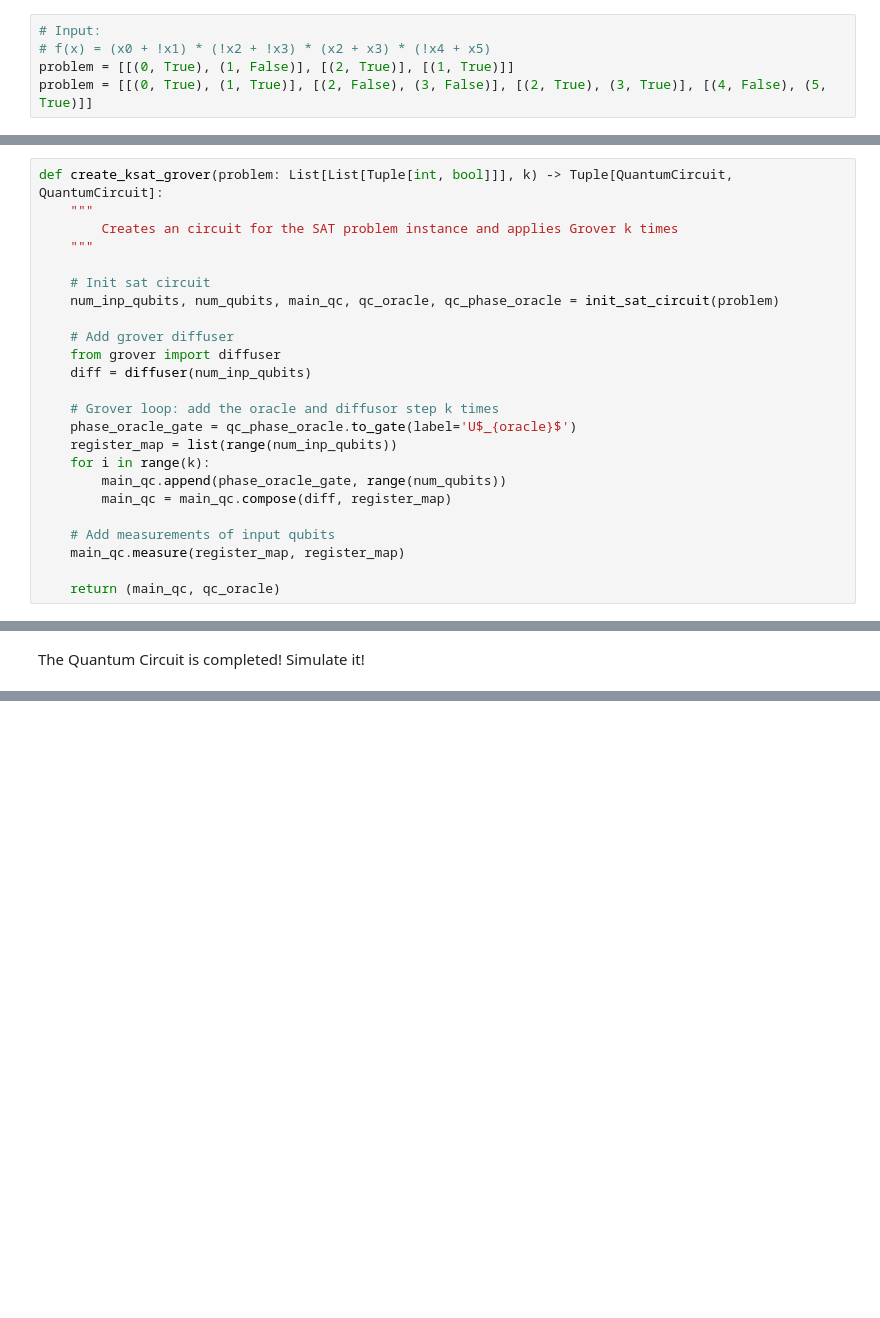
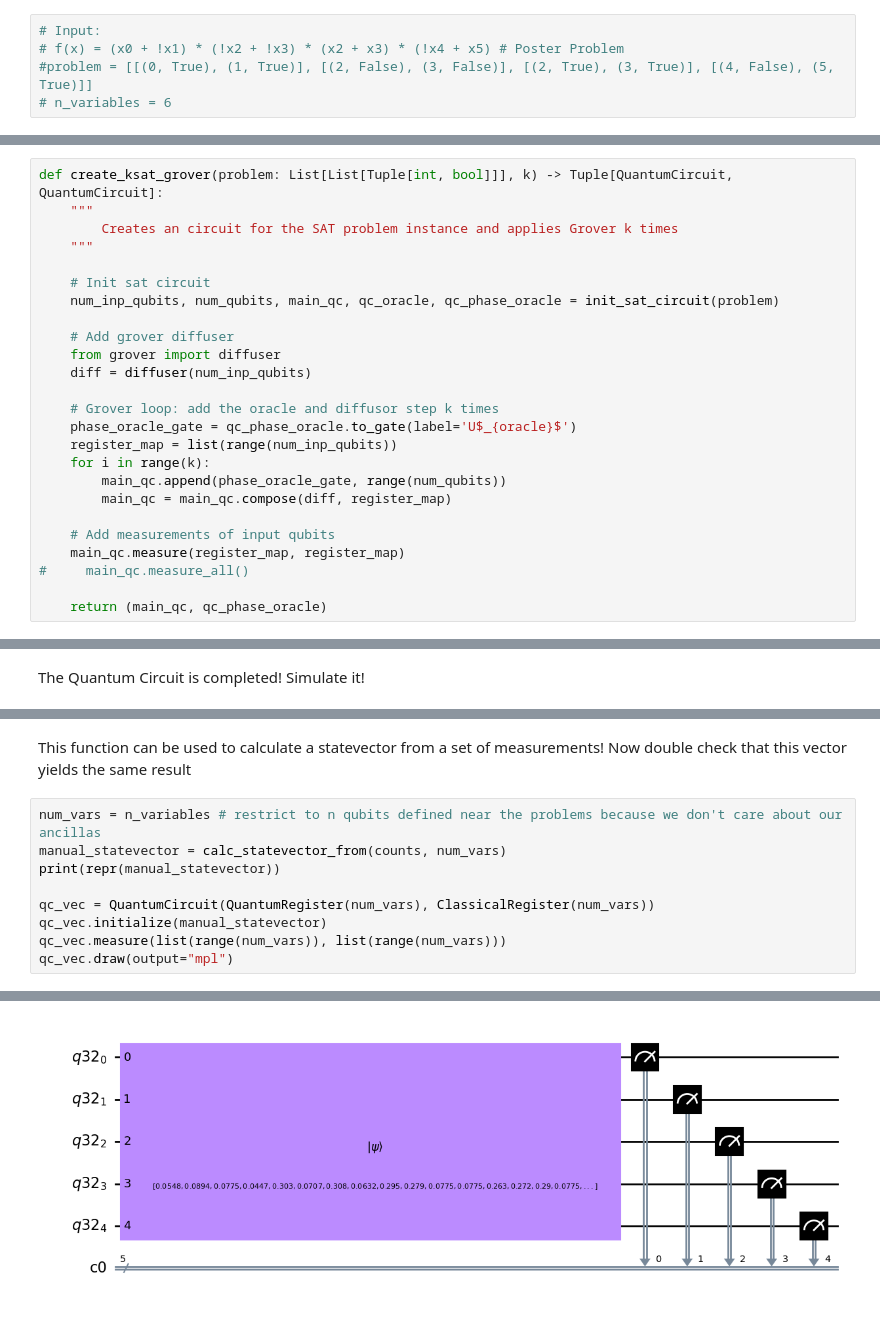
Before and after one commit to KIT-TVA/qc-configuration-problem, a Jupyter notebook: configproblem/SolvingSATWithGrover.ipynb, the cells around one changed output, grey strips where cells are left out. Cells and saved outputs as stored; diff of their text form; blank space fills up the shorter version.

```diff
--- a/configproblem/SolvingSATWithGrover.ipynb
+++ b/configproblem/SolvingSATWithGrover.ipynb
@@ -187,9 +283,9 @@ As we can now create phase oracles, we can model a complete grover loop.
 5. Measure q_in into classical registers and check solution (histogram)
 # %%
 # Input:
-# f(x) = (x0 + !x1) * (!x2 + !x3) * (x2 + x3) * (!x4 + x5)
-problem = [[(0, True), (1, False)], [(2, True)], [(1, True)]]
-problem = [[(0, True), (1, True)], [(2, False), (3, False)], [(2, True), (3, True)], [(4, False), (5, True)]]
+# f(x) = (x0 + !x1) * (!x2 + !x3) * (x2 + x3) * (!x4 + x5) # Poster Problem
+#problem = [[(0, True), (1, True)], [(2, False), (3, False)], [(2, True), (3, True)], [(4, False), (5, True)]]
+# n_variables = 6
 # %% [markdown]
 (1.) Create uniform superposition
 # %%
@@ -261,8 +359,9 @@ def create_ksat_grover(problem: List[List[Tuple[int, bool]]], k) -> Tuple[Quantu
 
     # Add measurements of input qubits
     main_qc.measure(register_map, register_map)
+#     main_qc.measure_all()
 
-    return (main_qc, qc_oracle)
+    return (main_qc, qc_phase_oracle)
 # %%
 # A suitable k could be calculated using quantum phase estimation
 k=1
@@ -343,0 +422,13 @@ histogram # For display purposes in jupyter
+# %% [markdown]
+This function can be used to calculate a statevector from a set of measurements!
+Now double check that this vector yields the same result
+# %%
+num_vars = n_variables # restrict to n qubits defined near the problems because we don't care about our ancillas
+manual_statevector = calc_statevector_from(counts, num_vars)
+print(repr(manual_statevector))
+
+qc_vec = QuantumCircuit(QuantumRegister(num_vars), ClassicalRegister(num_vars))
+qc_vec.initialize(manual_statevector)
+qc_vec.measure(list(range(num_vars)), list(range(num_vars)))
+qc_vec.draw(output="mpl")
+# %% [output]
@@ -343,0 +442 @@ histogram # For display purposes in jupyter
+[figure, added]
```
Also changed, not shown: parts of 19 cells of this notebook.
